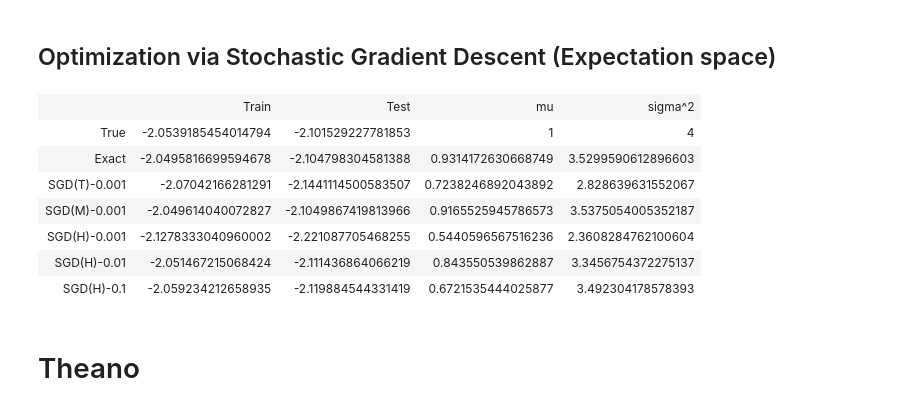
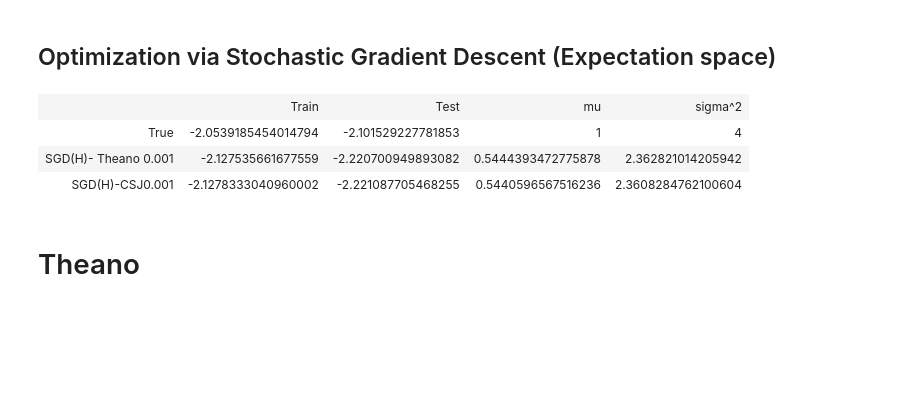
Before and after one commit to christophesaintjean/christophesaintjean.github.io, a Jupyter notebook: Python/Optimization with univariate gaussian.ipynb, the cells around one changed output. Drawn from its saved outputs; the diff is of its cells as text; code cells hidden in the pictures; blank space fills up the shorter version.

```diff
--- a/Python/Optimization with univariate gaussian.ipynb
+++ b/Python/Optimization with univariate gaussian.ipynb
@@ -408,7 +413,7 @@ disp_results(results)
 # %%
 np.random.seed(seed)
 
-alpha = 0.1
+alpha = 0.001
 epochs = 10
 mu_0, sigma2_0 = np.random.randn(), np.random.random()
 eta1, eta2 = mu_0 , -(mu_0*mu_0 + sigma2_0)
@@ -433,20 +438,16 @@ for __ in range(epochs):
         sig_list.append(sigma2_est)
         ave_ll_list_train.append(ave_ll(mu_est, sigma2_est, Xt))
         ave_ll_list_test.append(ave_ll(mu_est, sigma2_est, Xtest))
-this_result = [ave_ll_list_train, ave_ll_list_test, mu_list, sig_list, 'SGD(H)-'+str(alpha)]
+this_result = [ave_ll_list_train, ave_ll_list_test, mu_list, sig_list, 'SGD(H)-CSJ'+str(alpha)]
 results.append(this_result)
 # %%
 #disp_results([this_result])
-disp_results(results)
+disp_results(results[2:])
 # %% [output]
 |  | Train | Test | mu | sigma^2 |
 | True | -2.0539185454014794 | -2.101529227781853 | 1 | 4 |
-| Exact | -2.0495816699594678 | -2.104798304581388 | 0.9314172630668749 | 3.5299590612896603 |
-| SGD(T)-0.001 | -2.07042166281291 | -2.1441114500583507 | 0.7238246892043892 | 2.828639631552067 |
-| SGD(M)-0.001 | -2.049614040072827 | -2.1049867419813966 | 0.9165525945786573 | 3.5375054005352187 |
-| SGD(H)-0.001 | -2.1278333040960002 | -2.221087705468255 | 0.5440596567516236 | 2.3608284762100604 |
-| SGD(H)-0.01 | -2.051467215068424 | -2.111436864066219 | 0.843550539862887 | 3.3456754372275137 |
-| SGD(H)-0.1 | -2.059234212658935 | -2.119884544331419 | 0.6721535444025877 | 3.492304178578393 |
+| SGD(H)- Theano 0.001 | -2.127535661677559 | -2.220700949893082 | 0.5444393472775878 | 2.362821014205942 |
+| SGD(H)-CSJ0.001 | -2.1278333040960002 | -2.221087705468255 | 0.5440596567516236 | 2.3608284762100604 |
 # %% [markdown]
 # Theano
 # %%
```
Also changed, not shown: parts of 12 cells of this notebook, 1 other file.
